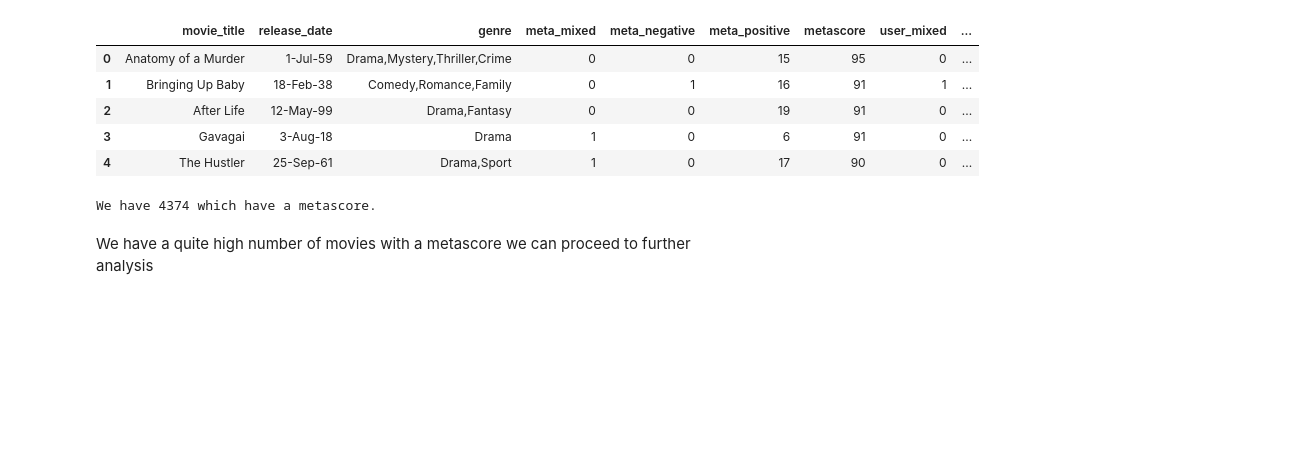
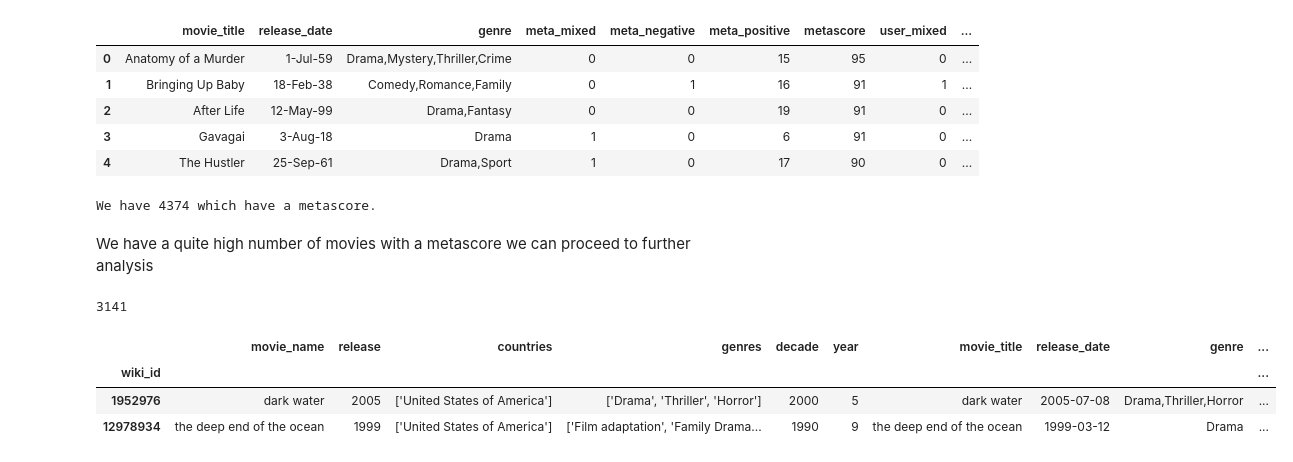
Before and after one commit to epfl-ada/ada-2022-project-nonansland22, a Jupyter notebook: Project_NoNansLand.ipynb, the cells around one changed output. Cells and saved outputs as stored; diff of their text form; code cells hidden in the pictures; blank space fills up the shorter version.

```diff
--- a/Project_NoNansLand.ipynb
+++ b/Project_NoNansLand.ipynb
@@ -1223,3 +1272,15 @@ print("We have {} which have a metascore.".format(len(metascore_filtered)))
 We have 4374 which have a metascore.
 # %% [markdown]
 We have a quite high number of movies with a metascore we can proceed to further analysis
+# %%
+moviedata_score = moviedata_filtered.reset_index().merge(metascore_filtered, suffixes=('', '_2'), how="inner", left_on=["movie_name","release"], right_on=["movie_title","year"]).set_index('wiki_id')#.drop(columns= ["WikiQID"])
+len(moviedata_score)
+# %% [output]
+3141
+# %%
+moviedata_score.head(2)
+# %% [output]
+|  | movie_name | release | countries | genres | decade | year | movie_title | release_date | genre | ... |
+| wiki_id |  |  |  |  |  |  |  |  |  | ... |
+| 1952976 | dark water | 2005 | ['United States of America'] | ['Drama', 'Thriller', 'Horror'] | 2000 | 5 | dark water | 2005-07-08 | Drama,Thriller,Horror | ... |
+| 12978934 | the deep end of the ocean | 1999 | ['United States of America'] | ['Film adaptation', 'Family Drama... | 1990 | 9 | the deep end of the ocean | 1999-03-12 | Drama | ... |
```
Also changed, not shown: parts of 10 cells of this notebook, 3 other files.
